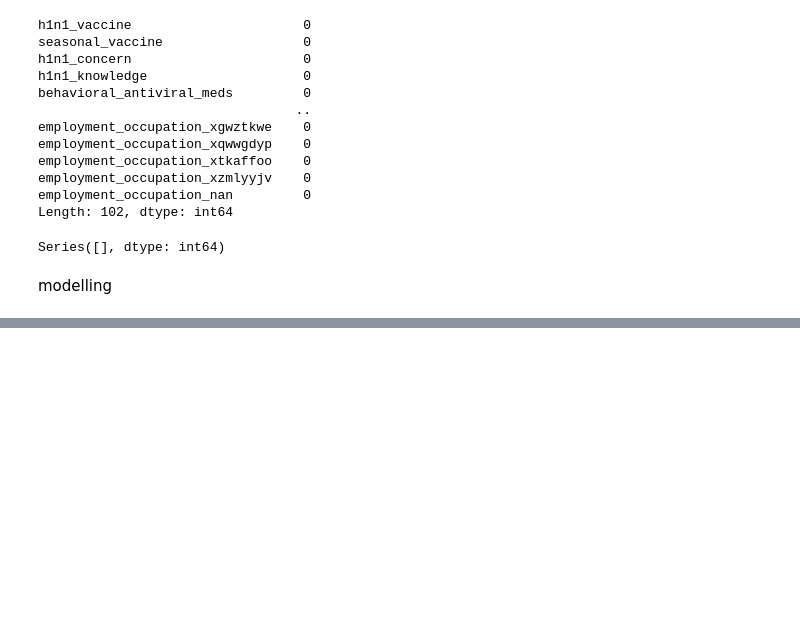
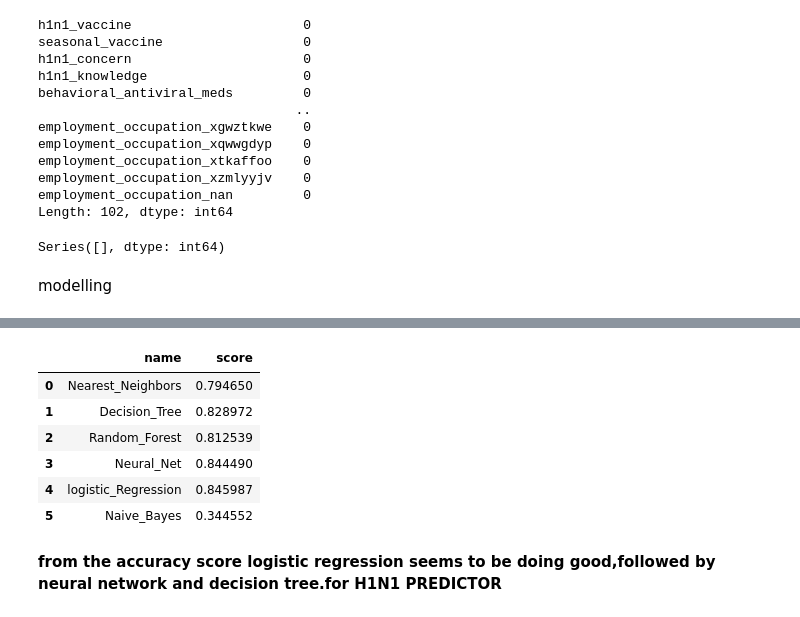
Before and after one commit to gshikanda/PHASE-3-PROJECT, a Jupyter notebook: H1N1 PROJECT.ipynb, the cells around one changed output, grey strips where cells are left out. Saved outputs shown, nothing was run; the diff lists cells and outputs as text; code cells hidden in the pictures; blank space fills up the shorter version.

```diff
--- a/H1N1 PROJECT.ipynb
+++ b/H1N1 PROJECT.ipynb
@@ -577,0 +593,14 @@ ValueError: y should be a 1d array, got an array of shape (21365, 2) instead.
+# %%
+color_matrix=sns.light_palette("grey",as_cmap=True)
+s=scores_df.style.background_gradient(cmap=color_matrix)
+s
+# %% [output]
+|  | name | score |
+| 0 | Nearest_Neighbors | 0.794650 |
+| 1 | Decision_Tree | 0.828972 |
+| 2 | Random_Forest | 0.812539 |
+| 3 | Neural_Net | 0.844490 |
+| 4 | logistic_Regression | 0.845987 |
+| 5 | Naive_Bayes | 0.344552 |
+# %% [markdown]
+**from the accuracy score logistic regression seems to be doing good,followed by neural network and decision tree.for H1N1 PREDICTOR**
```
Also changed, not shown: parts of 10 cells of this notebook.
